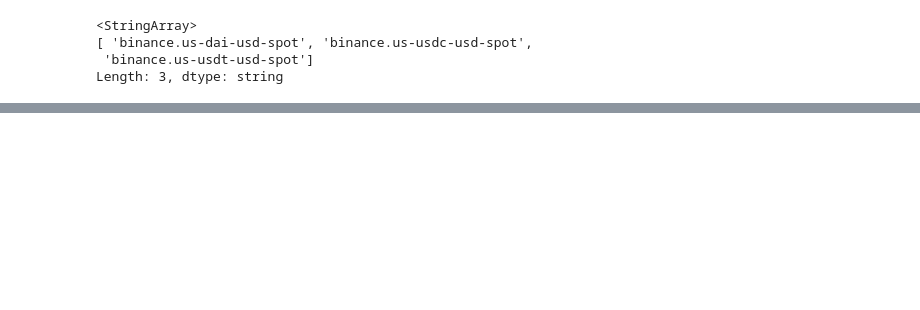
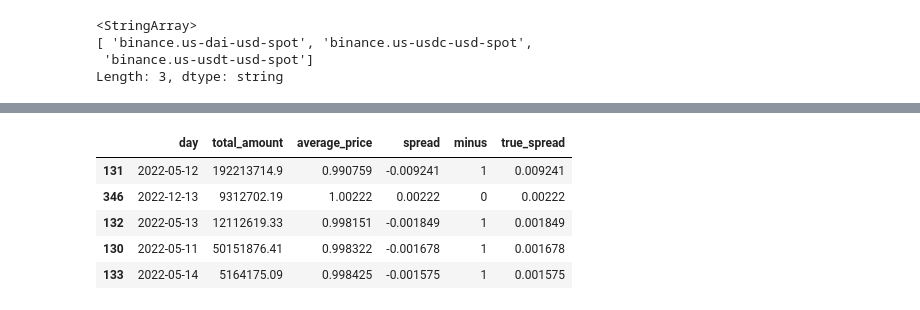
Before and after one commit to tilian15/stable_analysis, a Jupyter notebook: main.ipynb, the cells around one changed output, grey strips where cells are left out. Cells and saved outputs as stored; diff of their text form; code cells hidden in the pictures; blank space fills up the shorter version.

```diff
--- a/main.ipynb
+++ b/main.ipynb
@@ -161,0 +222,13 @@ import matplotlib.pyplot as plt
+# %%
+daily_stats['spread']=(daily_stats['average_price']-1)
+daily_stats["minus"] = (daily_stats['spread'] < 0).astype(int)
+daily_stats['true_spread']=np.abs(daily_stats['spread'])
+# %%
+daily_stats.sort_values("true_spread",ascending=False).head(5)
+# %% [output]
+|  | day | total_amount | average_price | spread | minus | true_spread |
+| 131 | 2022-05-12 | 192213714.9 | 0.990759 | -0.009241 | 1 | 0.009241 |
+| 346 | 2022-12-13 | 9312702.19 | 1.00222 | 0.00222 | 0 | 0.00222 |
+| 132 | 2022-05-13 | 12112619.33 | 0.998151 | -0.001849 | 1 | 0.001849 |
+| 130 | 2022-05-11 | 50151876.41 | 0.998322 | -0.001678 | 1 | 0.001678 |
+| 133 | 2022-05-14 | 5164175.09 | 0.998425 | -0.001575 | 1 | 0.001575 |
```
Also changed, not shown: parts of 8 cells of this notebook.
